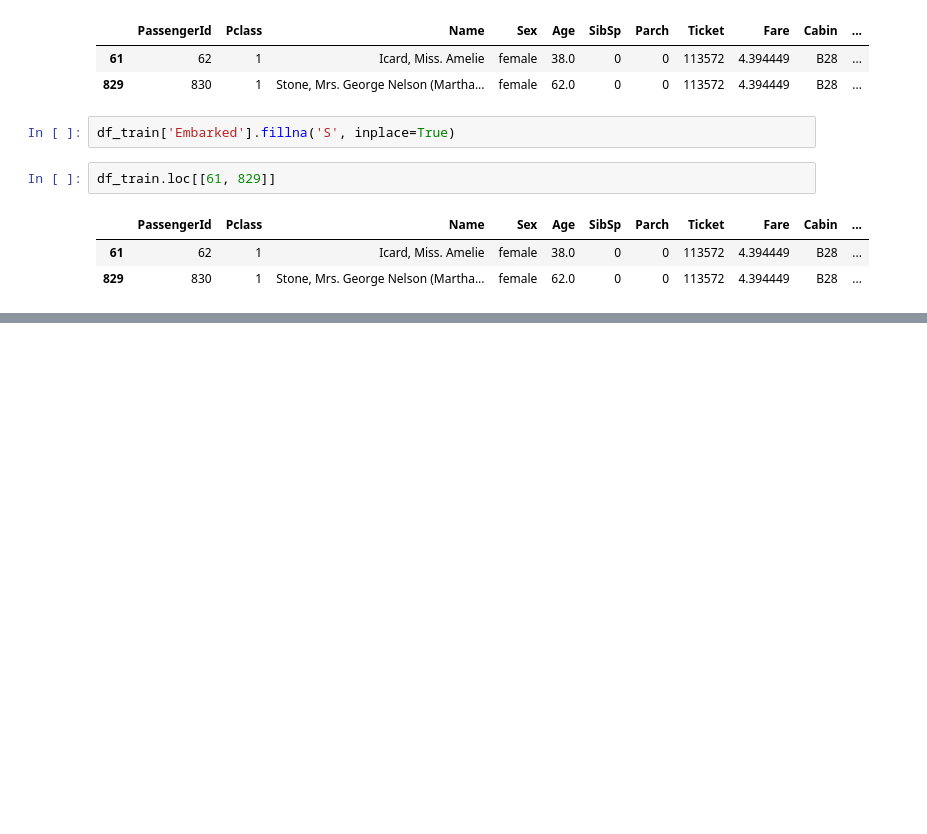
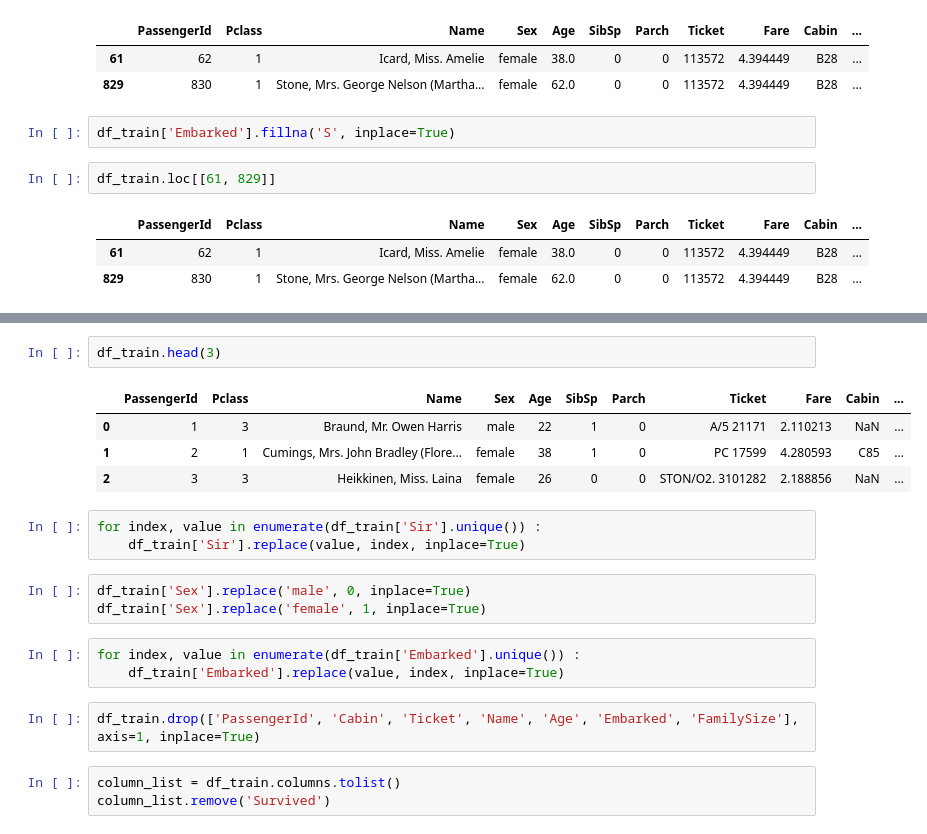
Before and after one commit to Mujoung-Kim/Spart_study, a Jupyter notebook: code/Titanic.ipynb, the cells around one changed output, grey strips where cells are left out. Cells and saved outputs as stored; diff of their text form; blank space fills up the shorter version.

```diff
--- a/code/Titanic.ipynb
+++ b/code/Titanic.ipynb
@@ -523,0 +662,21 @@ df_train.loc[[61, 829]]
+# %%
+df_train.head(3)
+# %% [output]
+|  | PassengerId | Pclass | Name | Sex | Age | SibSp | Parch | Ticket | Fare | Cabin | ... |
+| 0 | 1 | 3 | Braund, Mr. Owen Harris | male | 22 | 1 | 0 | A/5 21171 | 2.110213 | NaN | ... |
+| 1 | 2 | 1 | Cumings, Mrs. John Bradley (Flore... | female | 38 | 1 | 0 | PC 17599 | 4.280593 | C85 | ... |
+| 2 | 3 | 3 | Heikkinen, Miss. Laina | female | 26 | 0 | 0 | STON/O2. 3101282 | 2.188856 | NaN | ... |
+# %%
+for index, value in enumerate(df_train['Sir'].unique()) :
+	df_train['Sir'].replace(value, index, inplace=True)
+# %%
+df_train['Sex'].replace('male', 0, inplace=True)
+df_train['Sex'].replace('female', 1, inplace=True)
+# %%
+for index, value in enumerate(df_train['Embarked'].unique()) :
+	df_train['Embarked'].replace(value, index, inplace=True)
+# %%
+df_train.drop(['PassengerId', 'Cabin', 'Ticket', 'Name', 'Age', 'Embarked', 'FamilySize'], axis=1, inplace=True)
+# %%
+column_list = df_train.columns.tolist()
+column_list.remove('Survived')
```
Also changed, not shown: parts of 40 cells of this notebook.
